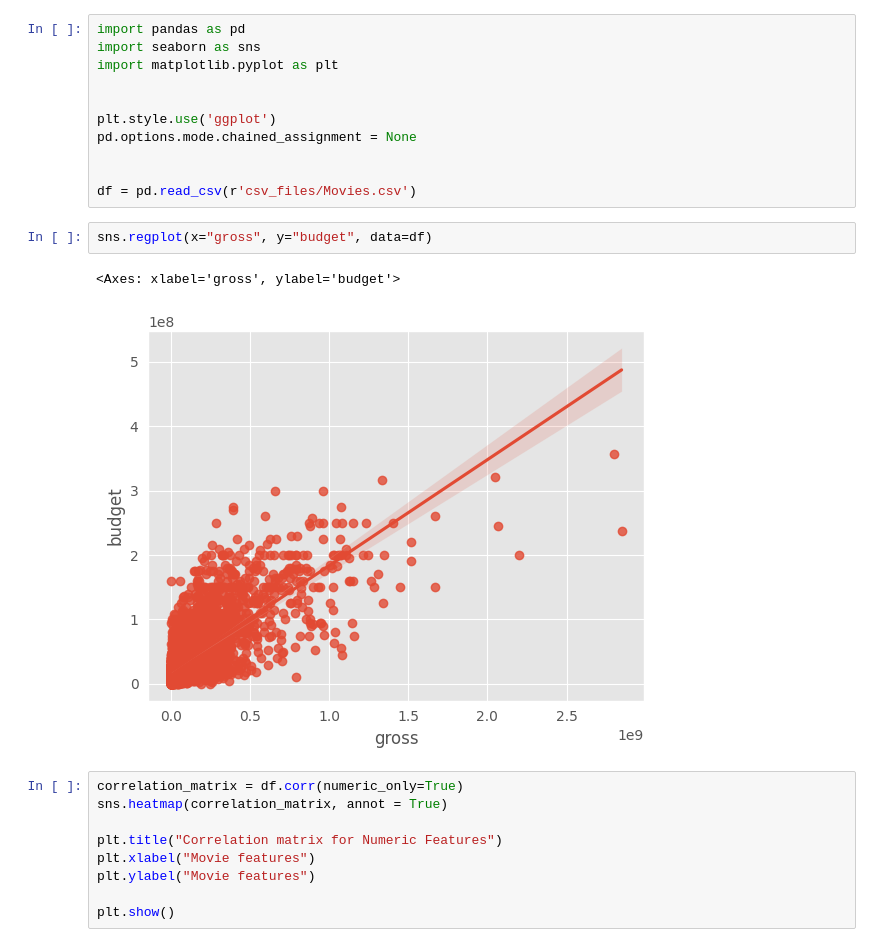
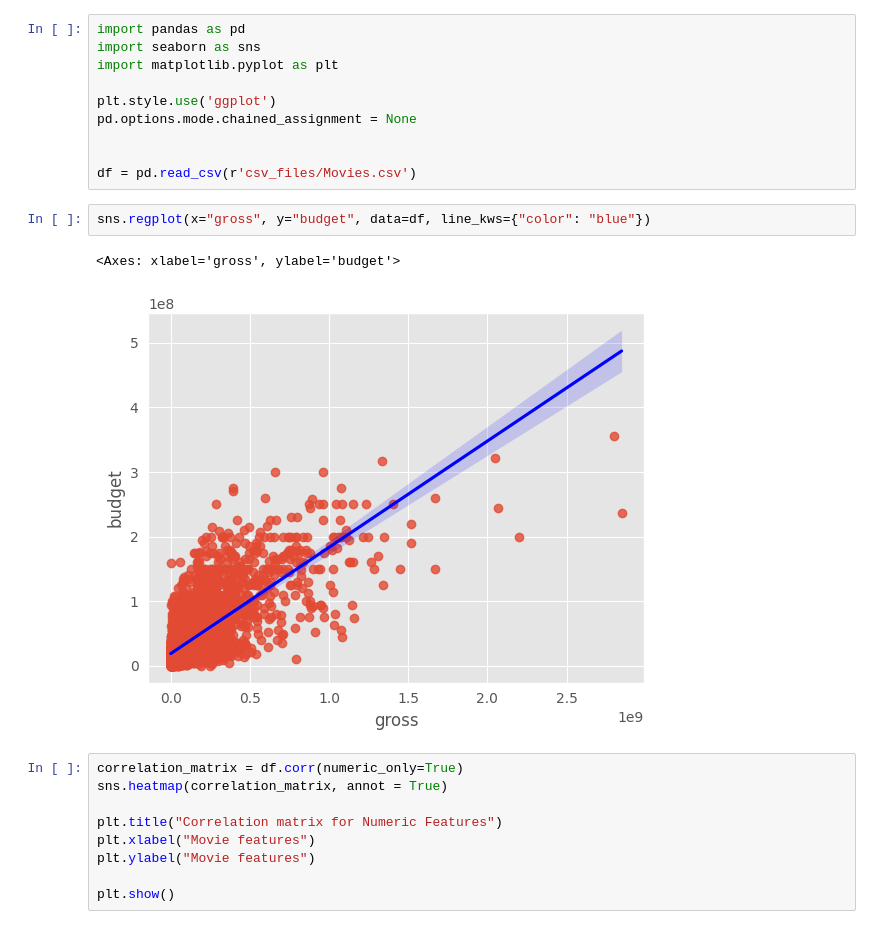
Before and after one commit to letuwwa/sales_data_analysis, a Jupyter notebook: movies.ipynb, the cells around one changed output. Cells and saved outputs as stored; diff of their text form.

```diff
--- a/movies.ipynb
+++ b/movies.ipynb
@@ -2,7 +2,6 @@
 import pandas as pd
 import seaborn as sns
 import matplotlib.pyplot as plt
-
 
 plt.style.use('ggplot')
 pd.options.mode.chained_assignment = None
@@ -10,10 +9,10 @@ pd.options.mode.chained_assignment = None
 
 df = pd.read_csv(r'csv_files/Movies.csv')
 # %%
-sns.regplot(x="gross", y="budget", data=df)
+sns.regplot(x="gross", y="budget", data=df, line_kws={"color": "blue"})
 # %% [output]
 <Axes: xlabel='gross', ylabel='budget'>
-[figure, old version]
+[figure, new version]
 # %%
 correlation_matrix = df.corr(numeric_only=True)
 sns.heatmap(correlation_matrix, annot = True)
```
Also changed, not shown: parts of 5 cells of this notebook.
